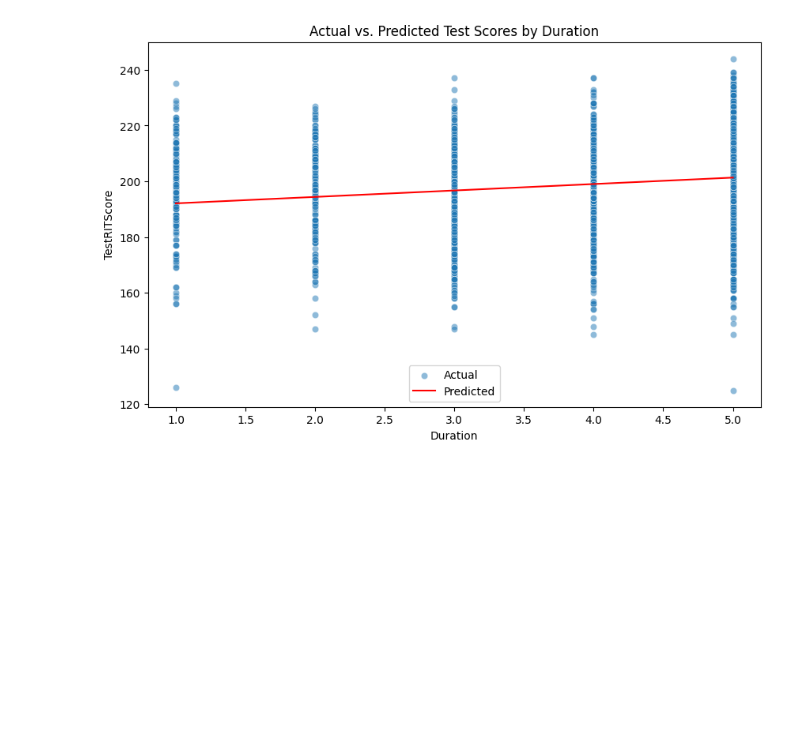
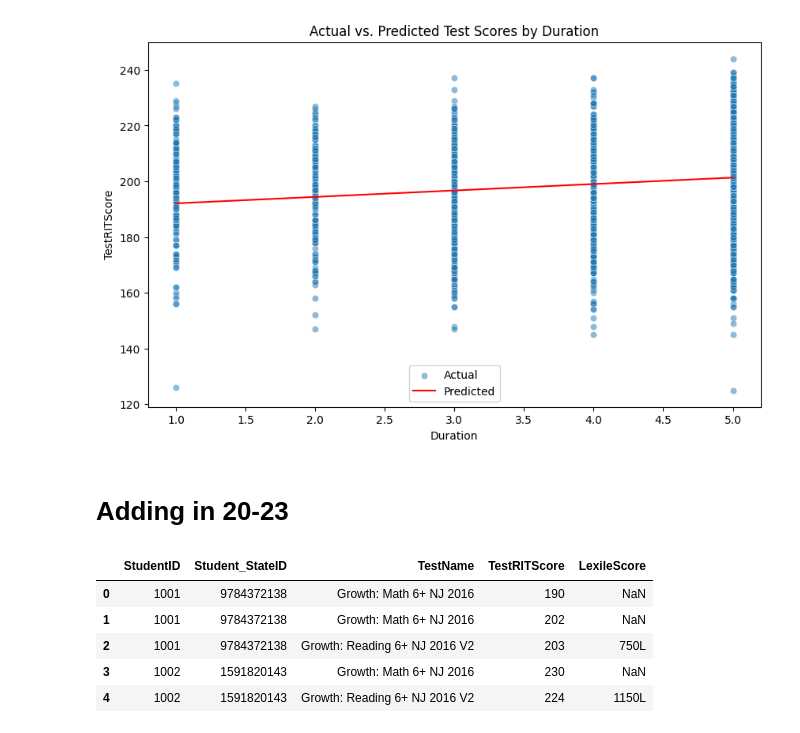
Before and after one commit to worldterminator/mess, a Jupyter notebook: leap.ipynb, the cells around one changed output. Saved outputs shown, nothing was run; the diff lists cells and outputs as text; code cells hidden in the pictures; blank space fills up the shorter version.

```diff
--- a/leap.ipynb
+++ b/leap.ipynb
@@ -942,3 +942,18 @@ plt.legend()
 plt.show()
 # %% [output]
 [figure]
+# %% [markdown]
+# Adding in 20-23
+# %%
+file_path = '/content/drive/My Drive/assessments202021.csv'
+data= pd.read_csv(file_path)
+columns_to_keep = ['StudentID', 'Student_StateID', 'TestName','TestRITScore','LexileScore']
+score2021= data[columns_to_keep]
+score2021.head()
+# %% [output]
+|  | StudentID | Student_StateID | TestName | TestRITScore | LexileScore |
+| 0 | 1001 | 9784372138 | Growth: Math 6+ NJ 2016 | 190 | NaN |
+| 1 | 1001 | 9784372138 | Growth: Math 6+ NJ 2016 | 202 | NaN |
+| 2 | 1001 | 9784372138 | Growth: Reading 6+ NJ 2016 V2 | 203 | 750L |
+| 3 | 1002 | 1591820143 | Growth: Math 6+ NJ 2016 | 230 | NaN |
+| 4 | 1002 | 1591820143 | Growth: Reading 6+ NJ 2016 V2 | 224 | 1150L |
```
Also changed, not shown: parts of 2 cells of this notebook.
